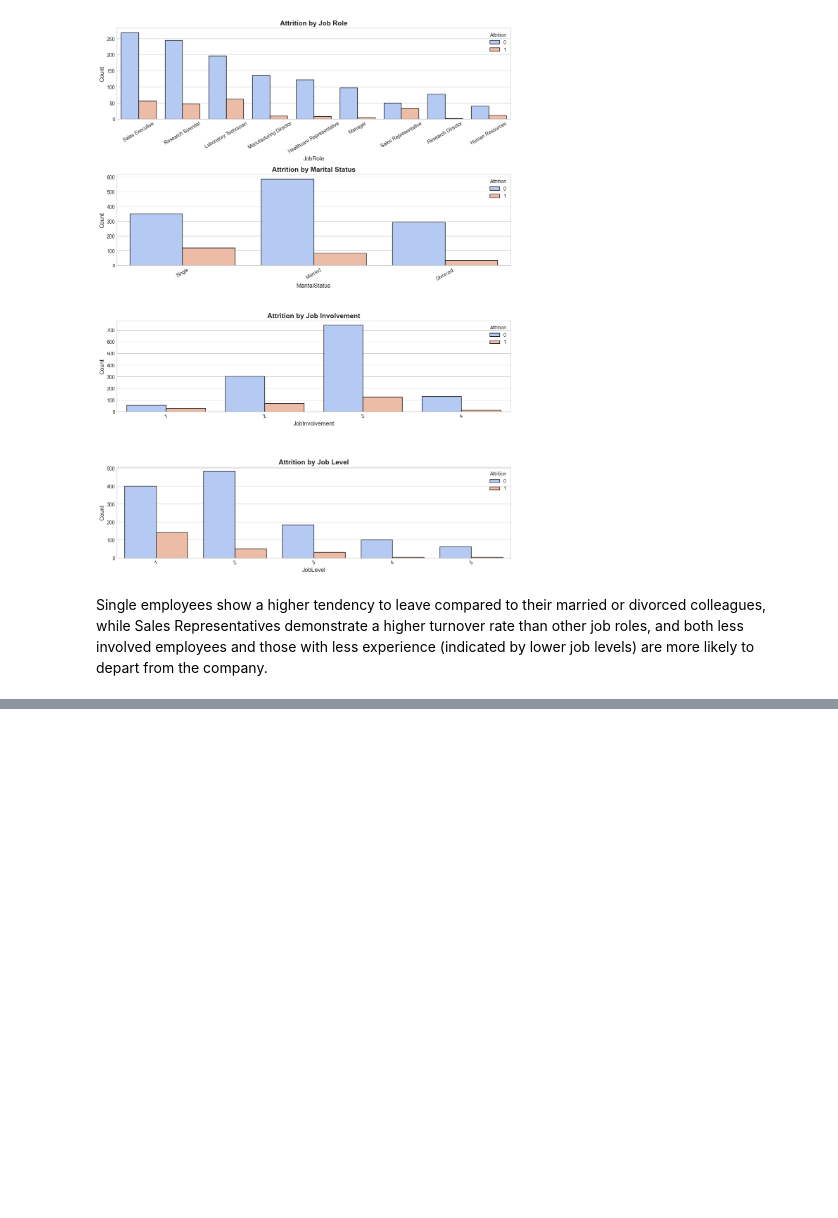
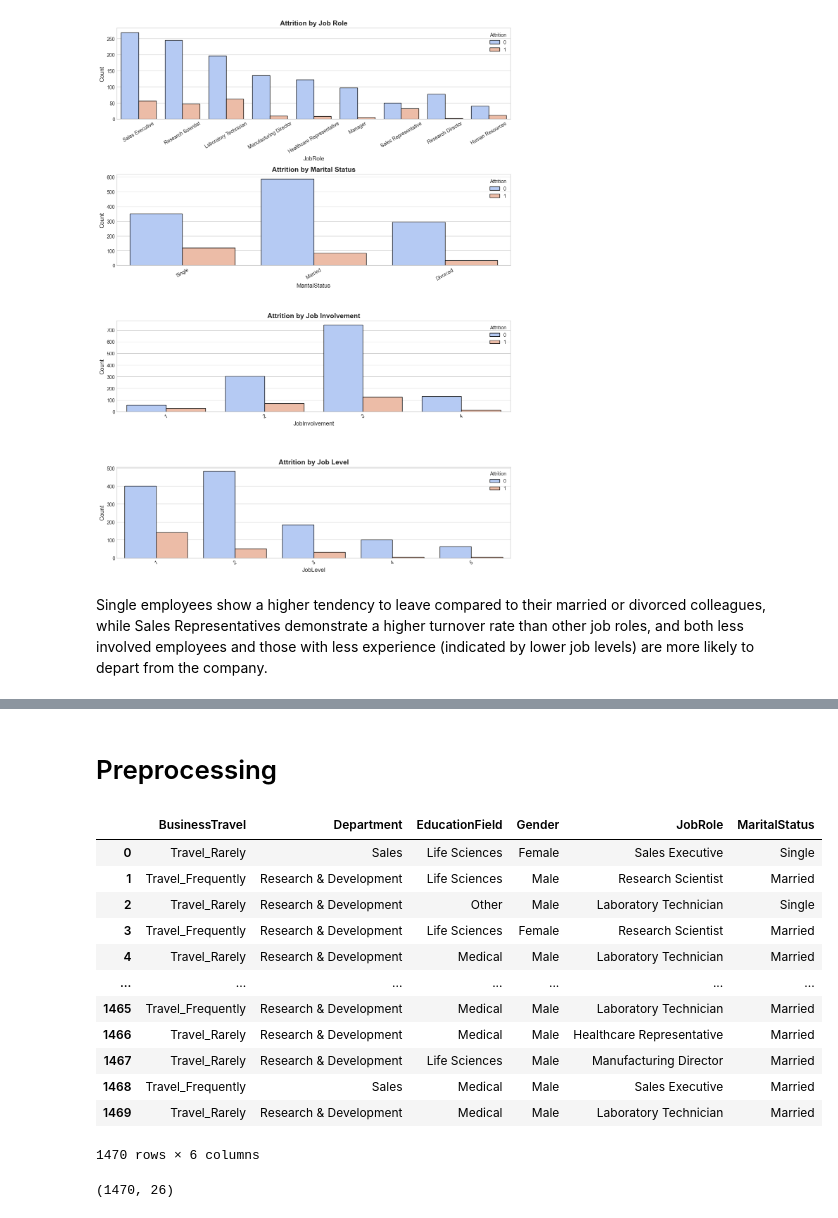
Before and after one commit to marvelm69/employee-retention-predictor, a Jupyter notebook: main.ipynb, the cells around one changed output, grey strips where cells are left out. Cells and saved outputs as stored; diff of their text form; code cells hidden in the pictures; blank space fills up the shorter version.

```diff
--- a/main.ipynb
+++ b/main.ipynb
@@ -163,0 +220,19 @@ Single employees show a higher tendency to leave compared to their married or di
+# %% [markdown]
+# Preprocessing
+# %%
+X_cat = employee_df[['BusinessTravel', 'Department', 'EducationField', 'Gender', 'JobRole', 'MaritalStatus']]
+X_cat
+# %% [output]
+|  | BusinessTravel | Department | EducationField | Gender | JobRole | MaritalStatus |
+| 0 | Travel_Rarely | Sales | Life Sciences | Female | Sales Executive | Single |
+| 1 | Travel_Frequently | Research & Development | Life Sciences | Male | Research Scientist | Married |
+| 2 | Travel_Rarely | Research & Development | Other | Male | Laboratory Technician | Single |
+| 3 | Travel_Frequently | Research & Development | Life Sciences | Female | Research Scientist | Married |
+| 4 | Travel_Rarely | Research & Development | Medical | Male | Laboratory Technician | Married |
+| ... | ... | ... | ... | ... | ... | ... |
+| 1465 | Travel_Frequently | Research & Development | Medical | Male | Laboratory Technician | Married |
+| 1466 | Travel_Rarely | Research & Development | Medical | Male | Healthcare Representative | Married |
+| 1467 | Travel_Rarely | Research & Development | Life Sciences | Male | Manufacturing Director | Married |
+| 1468 | Travel_Frequently | Sales | Medical | Male | Sales Executive | Married |
+| 1469 | Travel_Rarely | Research & Development | Medical | Male | Laboratory Technician | Married |
+1470 rows × 6 columns
@@ -163,0 +243,4 @@ Single employees show a higher tendency to leave compared to their married or di
+# %%
+X_cat.shape
+# %% [output]
+(1470, 26)
```
Also changed, not shown: parts of 6 cells of this notebook.
